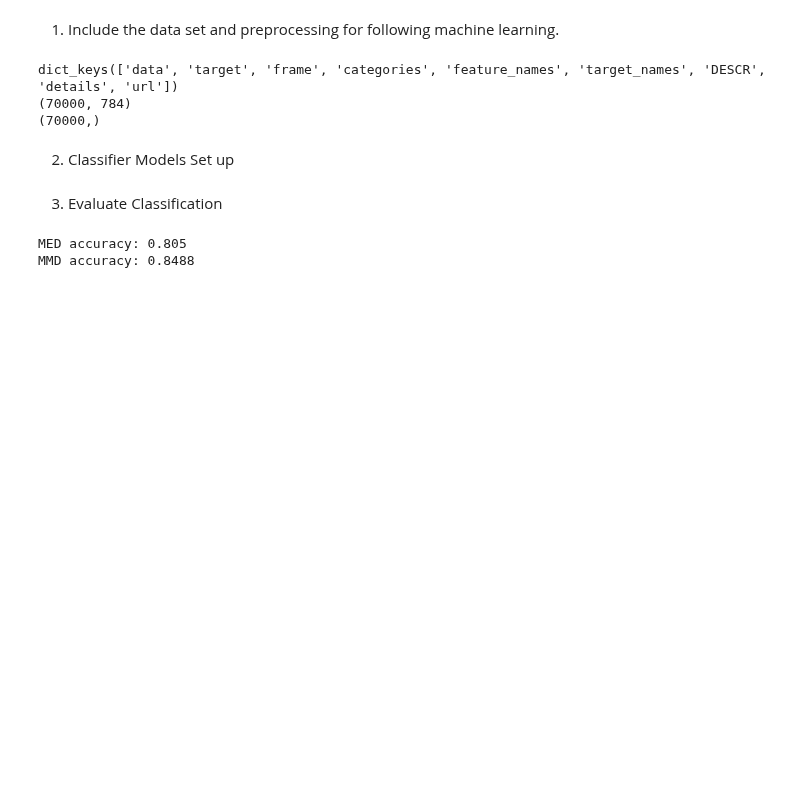
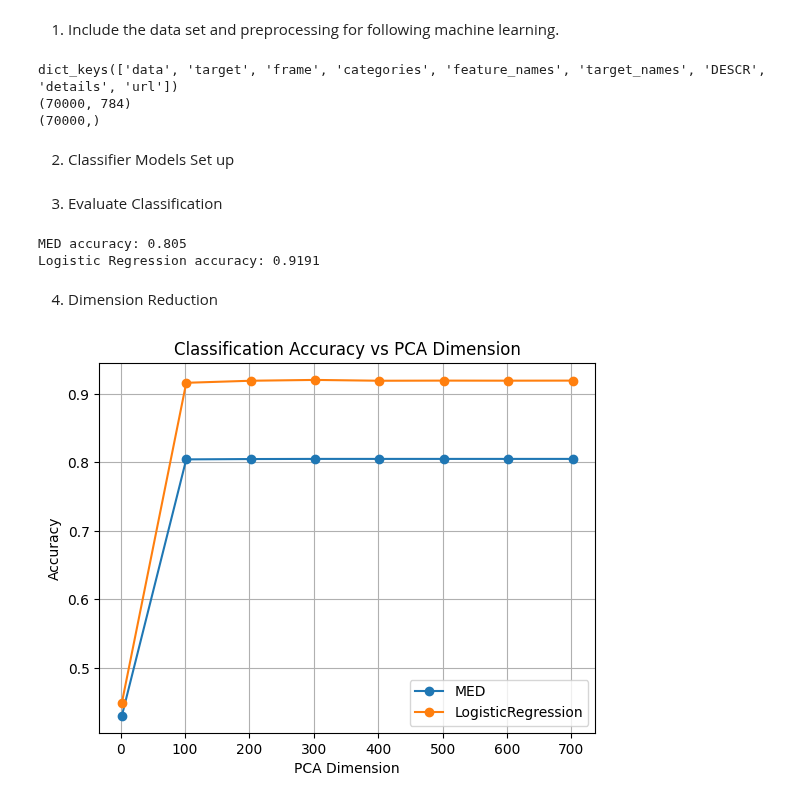
Before and after one commit to yzmyyds/NTU_EE6222, a Jupyter notebook: Assignments/Assignment_1/Implement.ipynb, the cells around one changed output. Saved outputs shown, nothing was run; the diff lists cells and outputs as text; code cells hidden in the pictures; blank space fills up the shorter version.

Commit message:
Add PCA and visualize

```diff
--- a/Assignments/Assignment_1/Implement.ipynb
+++ b/Assignments/Assignment_1/Implement.ipynb
@@ -137,11 +139,70 @@ print("MED accuracy:", accuracy_med)
 # accuracy_bayes=classifier_bayes.score(X_test,y_test)
 # print("Bayes accuracy:", accuracy_bayes)
 
-classifier_mmd=MMD()
-classifier_mmd.fit(X_train, y_train)
-y_pred_mmd=classifier_mmd.predict(X_test)
-accuracy_mmd=classifier_mmd.score(X_test,y_test)
-print("MMD accuracy:", accuracy_mmd)
+# classifier_mmd=MMD()
+# classifier_mmd.fit(X_train, y_train)
+# y_pred_mmd=classifier_mmd.predict(X_test)
+# accuracy_mmd=classifier_mmd.score(X_test,y_test)
+# print("MMD accuracy:", accuracy_mmd)
+
+classifier_lr=LogisticRegression(max_iter=1000)
+classifier_lr.fit(X_train, y_train)
+y_pred_lr=classifier_lr.predict(X_test)
+accuracy_lr=classifier_lr.score(X_test,y_test)
+print("Logistic Regression accuracy:", accuracy_lr)
 # %% [output]
 MED accuracy: 0.805
-MMD accuracy: 0.8488
+Logistic Regression accuracy: 0.9191
+# %% [markdown]
+4. Dimension Reduction
+# %%
+## PCA for Dimension Reduction
+class PCA:
+    def __init__(self, n_components):
+        self.n_components = n_components
+        self.components = None
+        self.mean = None
+
+    def fit(self, X):
+        self.mean = np.mean(X, axis=0)
+        X_centered = X - self.mean
+        covariance_matrix = np.cov(X_centered, rowvar=False)
+        eigenvalues, eigenvectors = np.linalg.eigh(covariance_matrix)
+        sorted_indices = np.argsort(eigenvalues)[::-1]
+        self.components = eigenvectors[:, sorted_indices[:self.n_components]]
+
+    def transform(self, X):
+        X_centered = X - self.mean
+        return np.dot(X_centered, self.components)
+# %%
+def visualize(dimensions,models,X_train,X_test,y_train,y_test):
+    accuracys=[]
+    for n_components in dimensions:
+        pca = PCA(n_components=n_components)
+        pca.fit(X_train)
+        X_train_pca = pca.transform(X_train)
+        X_test_pca = pca.transform(X_test)
+        model_accuracys=[]
+        for model in models:
+            model.fit(X_train_pca, y_train)
+            accuracy = model.score(X_test_pca, y_test)
+            model_accuracys.append(accuracy)
+        accuracys.append(model_accuracys)
+    return accuracys
+
+dimensions = np.arange(2, 785, 100)
+models = [MED(),LogisticRegression(max_iter=1000)]
+accuracys = visualize(dimensions,models,X_train,X_test,y_train,y_test)
+
+for j, model in enumerate(models):
+    acc_list = [acc[j] for acc in accuracys]
+    plt.plot(dimensions, acc_list, marker='o', label=type(model).__name__)
+
+plt.xlabel('PCA Dimension')
+plt.ylabel('Accuracy')
+plt.title('Classification Accuracy vs PCA Dimension')
+plt.legend()
+plt.grid(True)
+plt.show()
+# %% [output]
+[figure, added]
```
Also changed, not shown: parts of 2 cells of this notebook.
